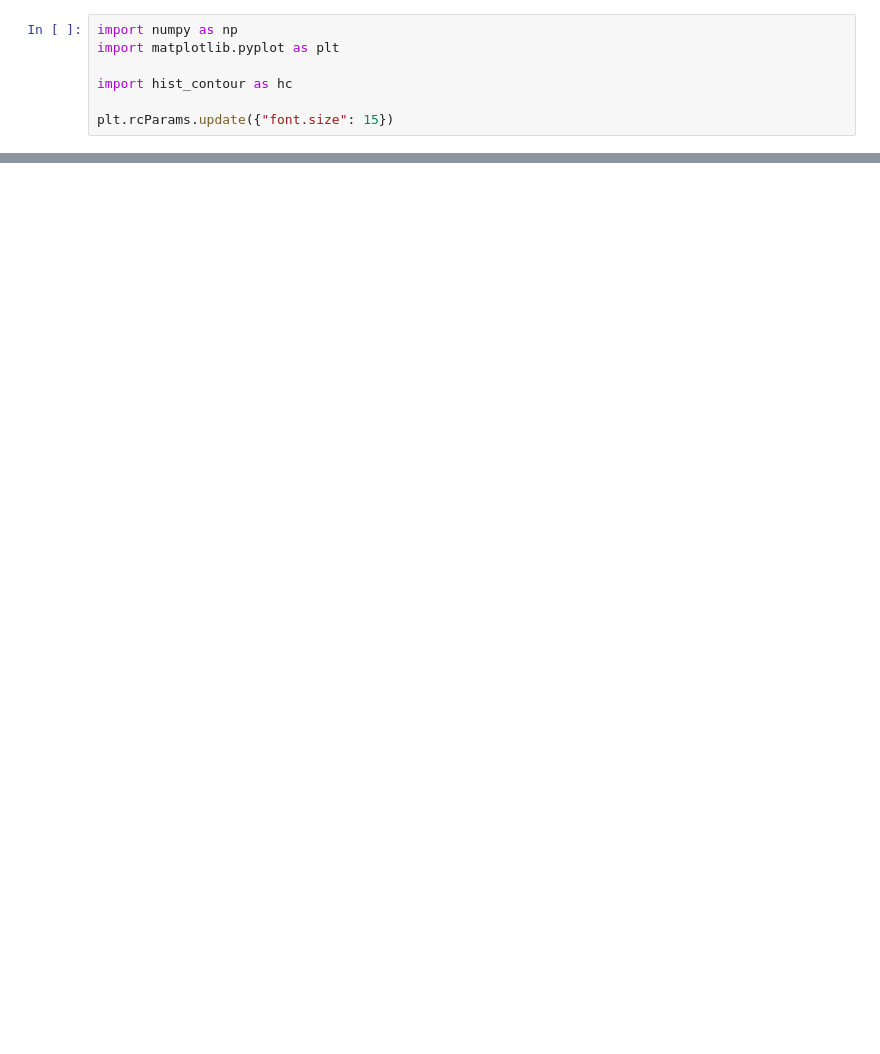
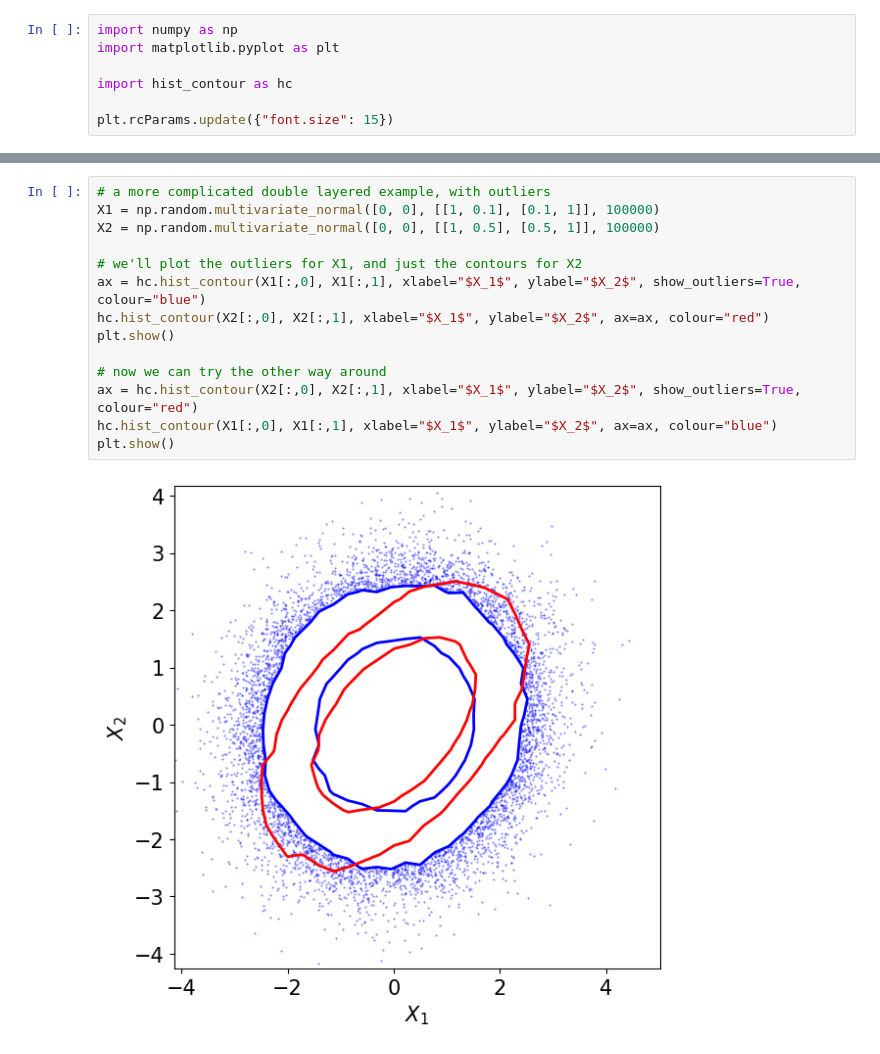
Before and after one commit to stevet40/hist_contour, a Jupyter notebook: demo.ipynb, the cells around one changed output, grey strips where cells are left out. Cells and saved outputs as stored; diff of their text form; blank space fills up the shorter version.

Commit message:
Option to highlight outliers (only one set). Fills the contours white to achieve this.

```diff
--- a/demo.ipynb
+++ b/demo.ipynb
@@ -15,0 +16,16 @@ plt.show()
+# %%
+# a more complicated double layered example, with outliers
+X1 = np.random.multivariate_normal([0, 0], [[1, 0.1], [0.1, 1]], 100000)
+X2 = np.random.multivariate_normal([0, 0], [[1, 0.5], [0.5, 1]], 100000)
+
+# we'll plot the outliers for X1, and just the contours for X2
+ax = hc.hist_contour(X1[:,0], X1[:,1], xlabel="$X_1$", ylabel="$X_2$", show_outliers=True, colour="blue")
+hc.hist_contour(X2[:,0], X2[:,1], xlabel="$X_1$", ylabel="$X_2$", ax=ax, colour="red")
+plt.show()
+
+# now we can try the other way around
+ax = hc.hist_contour(X2[:,0], X2[:,1], xlabel="$X_1$", ylabel="$X_2$", show_outliers=True, colour="red")
+hc.hist_contour(X1[:,0], X1[:,1], xlabel="$X_1$", ylabel="$X_2$", ax=ax, colour="blue")
+plt.show()
+# %% [output]
+[figure, added]
```
Also changed, not shown: parts of 2 cells of this notebook, 1 other file.
